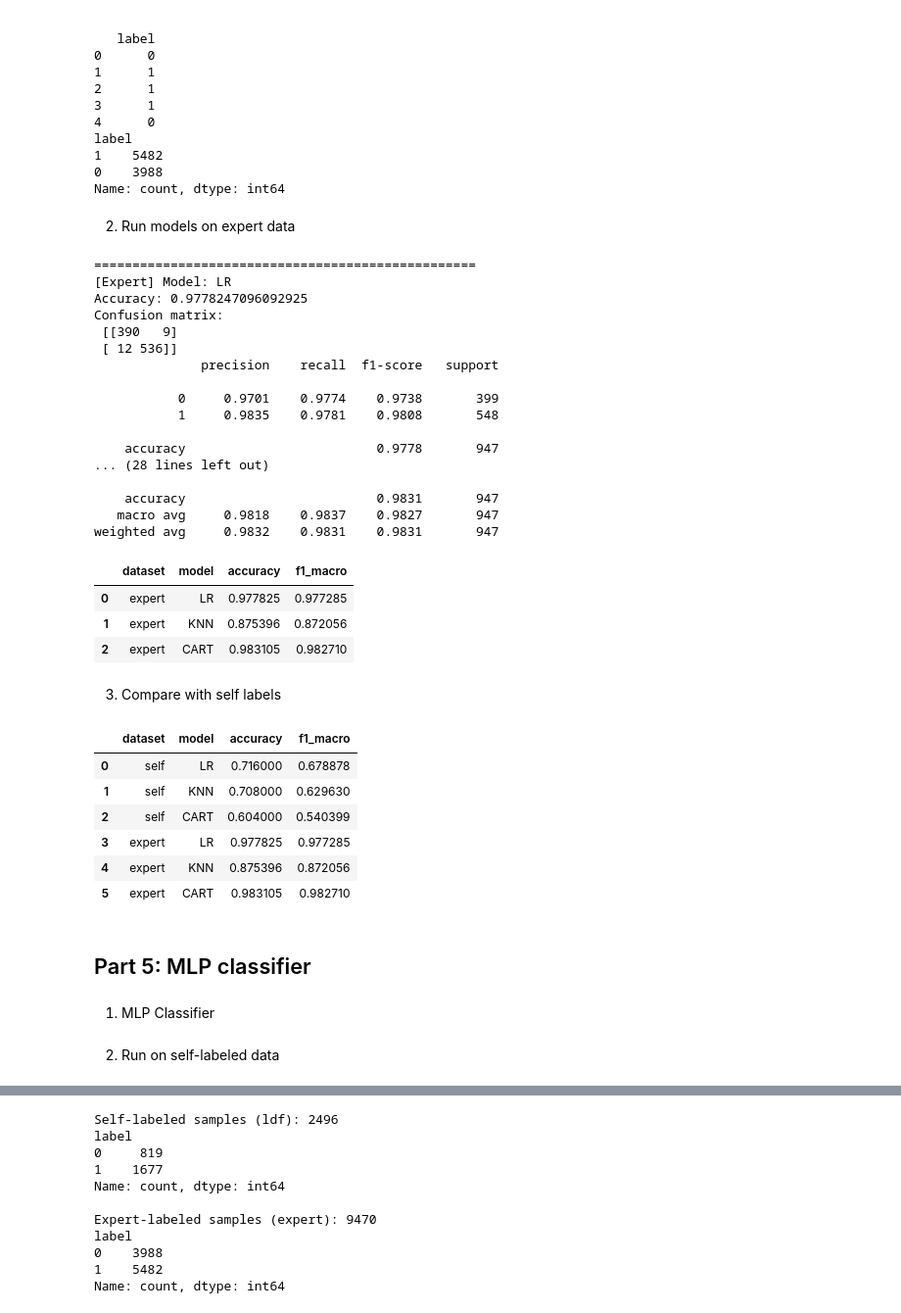
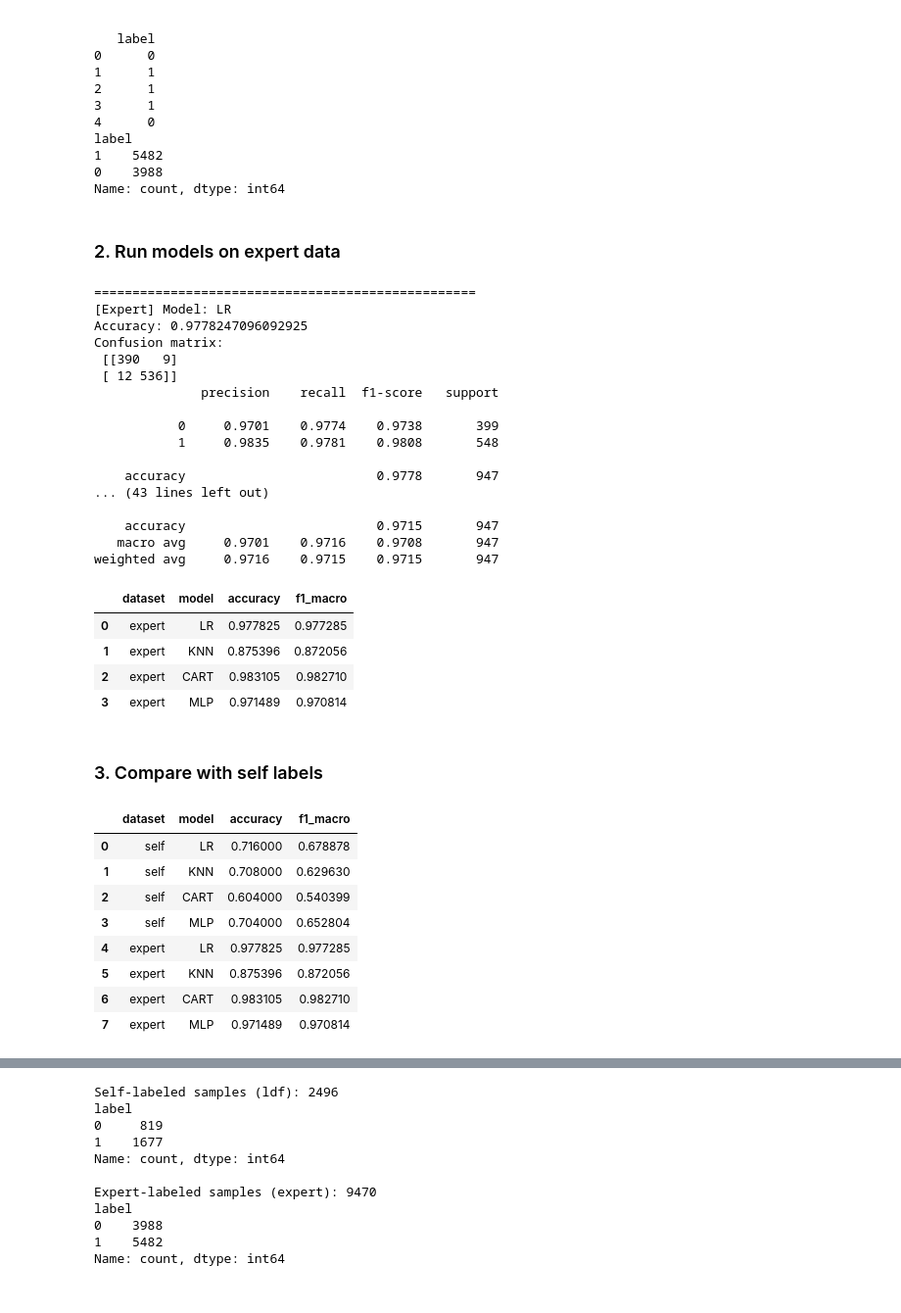
Before and after one commit to Jeandeng47/earnings-alpha, a Jupyter notebook: notebooks/final.ipynb, the cells around one changed output, grey strips where cells are left out. Shown at 98% size. Saved outputs shown, nothing was run; the diff lists cells and outputs as text; code cells hidden in the pictures.

```diff
--- a/notebooks/final.ipynb
+++ b/notebooks/final.ipynb
@@ -354,7 +472,7 @@ models = [
     ("LR", LogisticRegression(
         max_iter=1000,
         n_jobs=1,
-        class_weight="balanced"
+        class_weight="balanced"  # balancing samples
     )),
     ("KNN", KNeighborsClassifier(
         n_neighbors=5,            # k = 5
@@ -364,6 +482,17 @@ models = [
         max_depth=None,
         random_state=42,
         class_weight="balanced"
+    )),
+    ("MLP", MLPClassifier(
+        hidden_layer_sizes=(256,128), # 2 hidden layers: 256 -> 1281
+        activation="relu",
+        solver="adam",
+        alpha=1e-4, # L2 regularization
+        batch_size=64,
+        learning_rate='adaptive',
+        max_iter=100,
+        random_state=42,
+        early_stopping=True,
     )),
 ]
 
@@ -467,7 +597,7 @@ label
 0    3988
 Name: count, dtype: int64
 # %% [markdown]
-2. Run models on expert data
+### 2. Run models on expert data
 # %%
 models_e = [
     ("LR", LogisticRegression(
@@ -483,6 +613,17 @@ models_e = [
         max_depth=None,
         random_state=42,
         class_weight="balanced"
+    )),
+    ("MLP", MLPClassifier(
+        hidden_layer_sizes=(256,128), # 2 hidden layers: 256 -> 1281
+        activation="relu",
+        solver="adam",
+        alpha=1e-4, # L2 regularization
+        batch_size=64,
+        learning_rate='adaptive',
+        max_iter=100,
+        random_state=42,
+        early_stopping=True,
     )),
 ]
 
@@ -503,39 +644,40 @@ for name, clf in models_e:
     report = classification_report(y_test_e, y_pred_e, output_dict=True)
     f1_macro = report["macro avg"]["f1-score"]
 
     results_expert.append({
         "dataset": "expert",
         "model": name,
         "accuracy": acc,
         "f1_macro": f1_macro
     })
 
 results_expert_df = pd.DataFrame(results_expert)
 results_expert_df
 # %% [output]
 ==================================================
 [Expert] Model: LR
 Accuracy: 0.9778247096092925
 Confusion matrix:
  [[390   9]
  [ 12 536]]
               precision    recall  f1-score   support
 
            0     0.9701    0.9774    0.9738       399
            1     0.9835    0.9781    0.9808       548
 
     accuracy                         0.9778       947
-... (28 lines left out)
+... (43 lines left out)
 
-    accuracy                         0.9831       947
-   macro avg     0.9818    0.9837    0.9827       947
-weighted avg     0.9832    0.9831    0.9831       947
+    accuracy                         0.9715       947
+   macro avg     0.9701    0.9716    0.9708       947
+weighted avg     0.9716    0.9715    0.9715       947
 |  | dataset | model | accuracy | f1_macro |
 | 0 | expert | LR | 0.977825 | 0.977285 |
 | 1 | expert | KNN | 0.875396 | 0.872056 |
 | 2 | expert | CART | 0.983105 | 0.982710 |
+| 3 | expert | MLP | 0.971489 | 0.970814 |
 # %% [markdown]
-3. Compare with self labels
+### 3. Compare with self labels
 # %%
 results_self_df = pd.DataFrame(results_df)
 results_self_df["dataset"] = "self"
@@ -553,10 +695,8 @@ all_results
 | 0 | self | LR | 0.716000 | 0.678878 |
 | 1 | self | KNN | 0.708000 | 0.629630 |
 | 2 | self | CART | 0.604000 | 0.540399 |
-| 3 | expert | LR | 0.977825 | 0.977285 |
-| 4 | expert | KNN | 0.875396 | 0.872056 |
-| 5 | expert | CART | 0.983105 | 0.982710 |
+| 3 | self | MLP | 0.704000 | 0.652804 |
+| 4 | expert | LR | 0.977825 | 0.977285 |
+| 5 | expert | KNN | 0.875396 | 0.872056 |
+| 6 | expert | CART | 0.983105 | 0.982710 |
+| 7 | expert | MLP | 0.971489 | 0.970814 |
-# %% [markdown]
-## Part 5: MLP classifier
-# %% [markdown]
-1. MLP Classifier
@@ -602,2 +702,0 @@ def run_mlp_on_dataset(dataset_name, X_train, X_test, y_train, y_test):
-# %% [markdown]
-2. Run on self-labeled data
```
Also changed, not shown: parts of 36 cells of this notebook, 1 other file.
